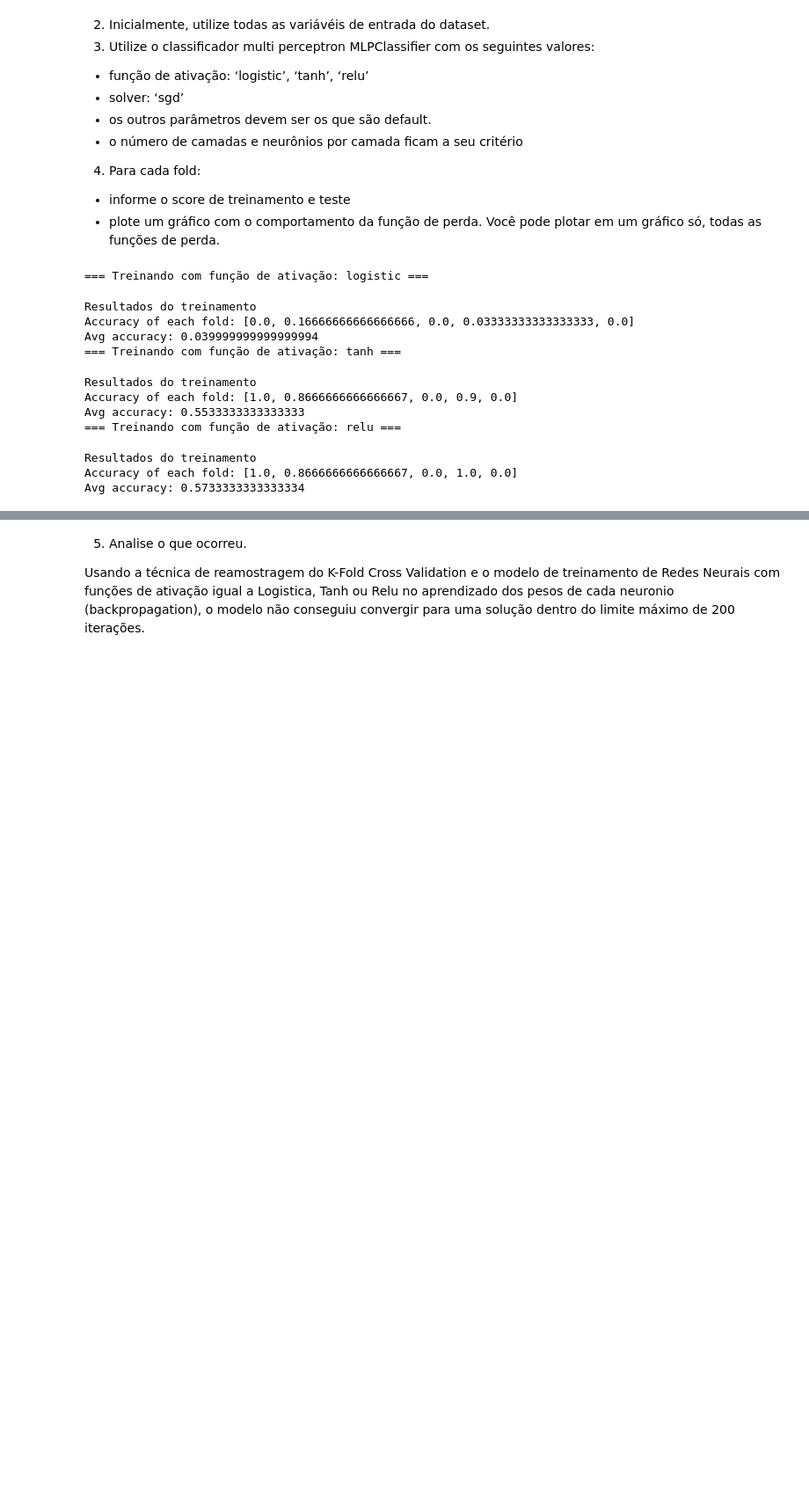
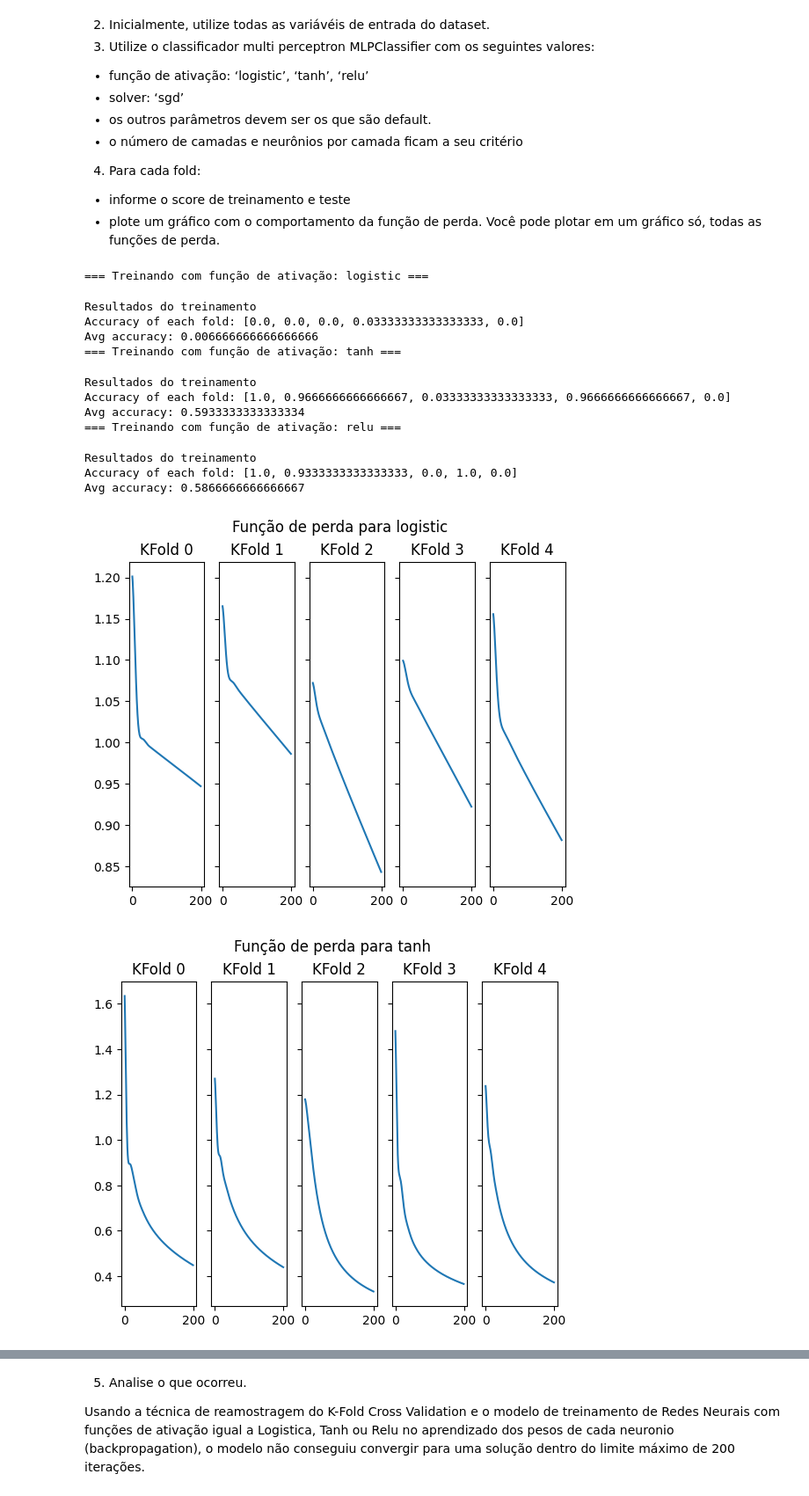
Before and after one commit to diegomatos321/UFRJ-Laboratorios, a Jupyter notebook: Aprendizado de Máquina 2023.02/Tarefa 5/tarefa.ipynb, the cells around one changed output, grey strips where cells are left out. Shown at 88% size. Cells and saved outputs as stored; diff of their text form; code cells hidden in the pictures; blank space fills up the shorter version.

```diff
--- a/Aprendizado de Máquina 2023.02/Tarefa 5/tarefa.ipynb
+++ b/Aprendizado de Máquina 2023.02/Tarefa 5/tarefa.ipynb
@@ -53,40 +53,52 @@ kf = KFold(n_splits=5)
 # %%
 from sklearn.neural_network import MLPClassifier
 from sklearn.metrics import accuracy_score
+# %%
+def train_my_model(model: MLPClassifier, axs = None) -> list:
+    acc_score = []
+
+    iteration = 0
+    for train_index, test_index in kf.split(X):
+        kf_x_train, kf_x_test = X.iloc[train_index,:], X.iloc[test_index,:]
+        kf_y_train, kf_y_test = Y[train_index], Y[test_index]
+
+        model.fit(kf_x_train, kf_y_train)
+        acc = model.score(kf_x_test, kf_y_test)
+        acc_score.append(acc)
+
+        if axs is not None:
+            axs[iteration].plot(model.loss_curve_, label='Função de perda')
+            axs[iteration].set_title(f'KFold {iteration}')
+            iteration += 1
+
+    return acc_score
 # %%
-# TODO: Plotar um gráfico com o comportamento da função perda
-
 for activation_function in ['logistic', 'tanh', 'relu']:
     print('=== Treinando com função de ativação: {} ==='.format(activation_function))
 
-    acc_score = []
     model = MLPClassifier(activation=activation_function, solver='sgd')
 
-    for train_index, test_index in kf.split(X):
-        kf_x_train, kf_x_test = X.iloc[train_index,:], X.iloc[test_index,:]
-        kf_y_train, kf_y_test = Y[train_index], Y[test_index]
-
-        model.fit(kf_x_train, kf_y_train)
-        pred_values = model.predict(kf_x_test)
-
-        acc = accuracy_score(pred_values, kf_y_test)
-        acc_score.append(acc)
+    fig, axs = plt.subplots(nrows=1, ncols=5, sharey=True)
+    acc_score = train_my_model(model, axs)
+    fig.suptitle(f"Função de perda para {activation_function}")
 
     avg_acc_score = sum(acc_score) / 5
 
     print('Resultados do treinamento')
     print('Accuracy of each fold: {}'.format(acc_score))
     print('Avg accuracy: {}'.format(avg_acc_score))
 # %% [output]
 === Treinando com função de ativação: logistic ===
 Resultados do treinamento
-Accuracy of each fold: [0.0, 0.16666666666666666, 0.0, 0.03333333333333333, 0.0]
-Avg accuracy: 0.039999999999999994
+Accuracy of each fold: [0.0, 0.0, 0.0, 0.03333333333333333, 0.0]
+Avg accuracy: 0.006666666666666666
 === Treinando com função de ativação: tanh ===
 Resultados do treinamento
-Accuracy of each fold: [1.0, 0.8666666666666667, 0.0, 0.9, 0.0]
-Avg accuracy: 0.5533333333333333
+Accuracy of each fold: [1.0, 0.9666666666666667, 0.03333333333333333, 0.9666666666666667, 0.0]
+Avg accuracy: 0.5933333333333334
 === Treinando com função de ativação: relu ===
 Resultados do treinamento
-Accuracy of each fold: [1.0, 0.8666666666666667, 0.0, 1.0, 0.0]
-Avg accuracy: 0.5733333333333334
+Accuracy of each fold: [1.0, 0.9333333333333333, 0.0, 1.0, 0.0]
+Avg accuracy: 0.5866666666666667
+[figure, added]
+[figure, added]
```
Also changed, not shown: parts of 3 cells of this notebook, 1 other file.
